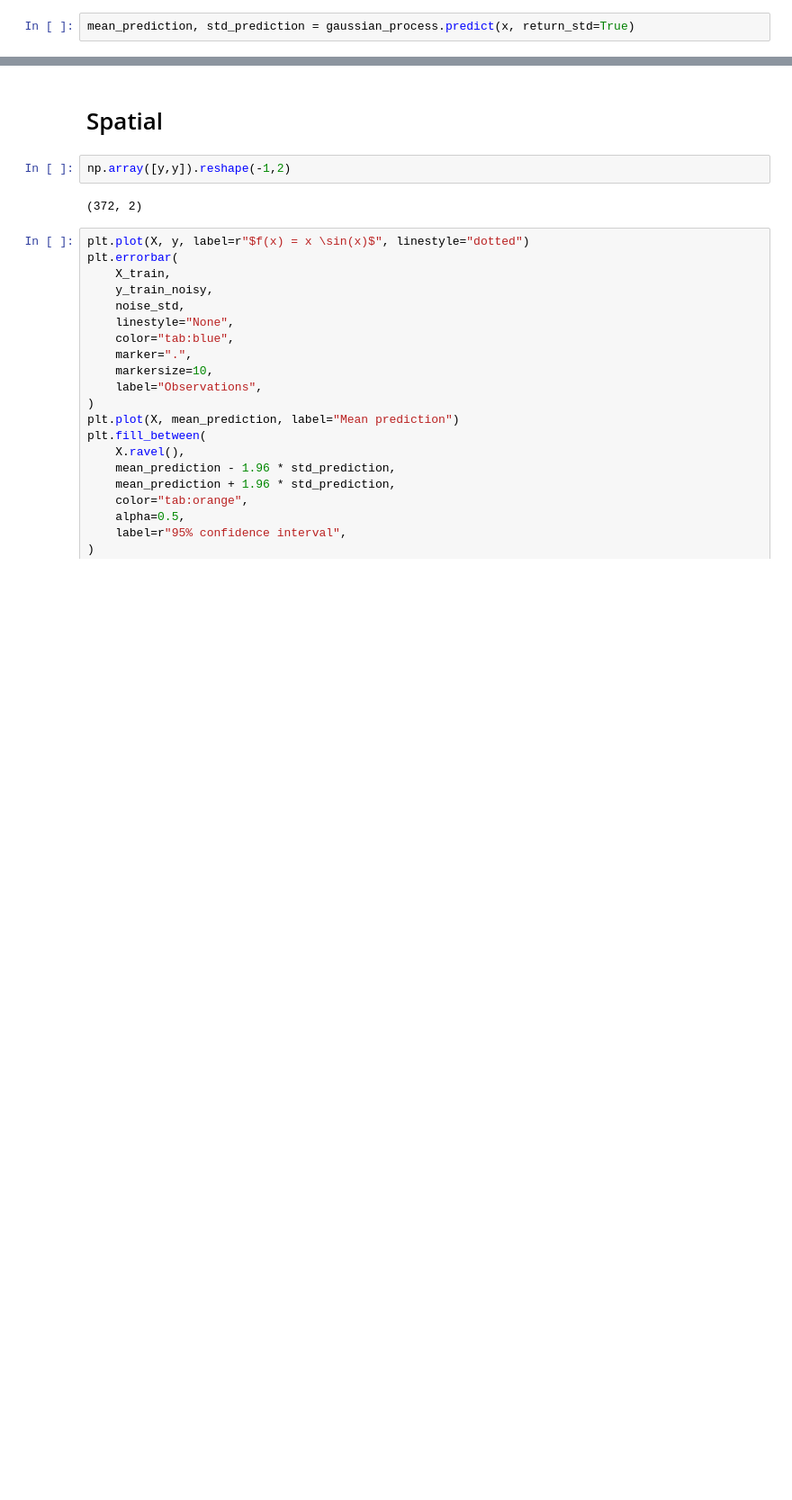
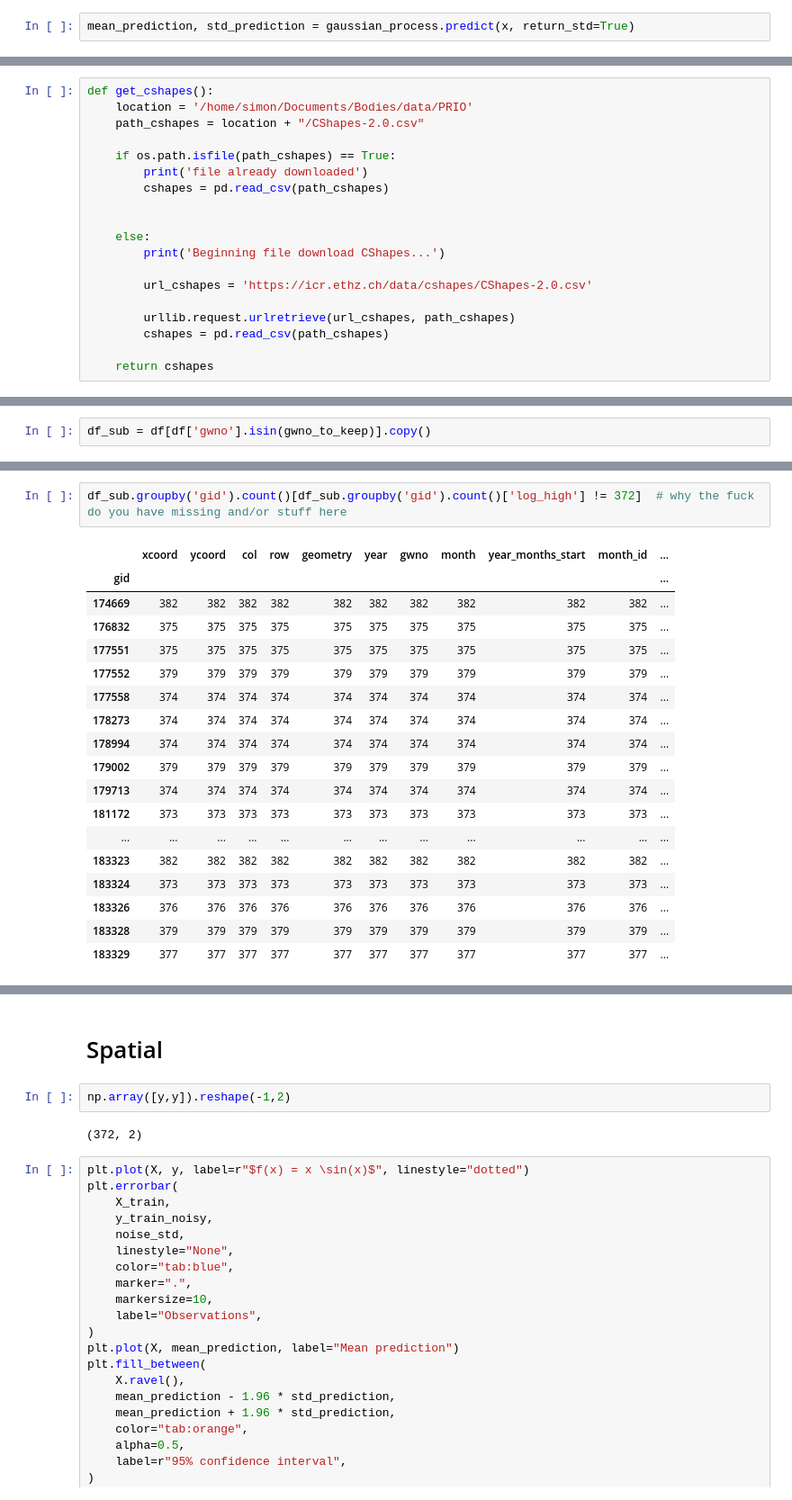
Before and after one commit to Polichinel/Detectron2, a Jupyter notebook: misc/estimating_exposure.ipynb, the cells around one changed output, grey strips where cells are left out. Shown at 90% size. Drawn from its saved outputs; the diff is of its cells as text; blank space fills up the shorter version.

Commit message:
stuff needs fixing...

```diff
--- a/misc/estimating_exposure.ipynb
+++ b/misc/estimating_exposure.ipynb
@@ -85,0 +105,19 @@ plt.show()
+# %%
+def get_cshapes():
+    location = '/home/simon/Documents/Bodies/data/PRIO'
+    path_cshapes = location + "/CShapes-2.0.csv"
+
+    if os.path.isfile(path_cshapes) == True:
+        print('file already downloaded')
+        cshapes = pd.read_csv(path_cshapes)
+
+
+    else:
+        print('Beginning file download CShapes...')
+
+        url_cshapes = 'https://icr.ethz.ch/data/cshapes/CShapes-2.0.csv'
+
+        urllib.request.urlretrieve(url_cshapes, path_cshapes)
+        cshapes = pd.read_csv(path_cshapes)
+
+    return cshapes
@@ -85,0 +130,2 @@ plt.show()
+# %%
+df_sub = df[df['gwno'].isin(gwno_to_keep)].copy()
@@ -85,0 +156,21 @@ plt.show()
+# %%
+df_sub.groupby('gid').count()[df_sub.groupby('gid').count()['log_high'] != 372]  # why the fuck do you have missing and/or stuff here
+# %% [output]
+|  | xcoord | ycoord | col | row | geometry | year | gwno | month | year_months_start | month_id | ... |
+| gid |  |  |  |  |  |  |  |  |  |  | ... |
+| 174669 | 382 | 382 | 382 | 382 | 382 | 382 | 382 | 382 | 382 | 382 | ... |
+| 176832 | 375 | 375 | 375 | 375 | 375 | 375 | 375 | 375 | 375 | 375 | ... |
+| 177551 | 375 | 375 | 375 | 375 | 375 | 375 | 375 | 375 | 375 | 375 | ... |
+| 177552 | 379 | 379 | 379 | 379 | 379 | 379 | 379 | 379 | 379 | 379 | ... |
+| 177558 | 374 | 374 | 374 | 374 | 374 | 374 | 374 | 374 | 374 | 374 | ... |
+| 178273 | 374 | 374 | 374 | 374 | 374 | 374 | 374 | 374 | 374 | 374 | ... |
+| 178994 | 374 | 374 | 374 | 374 | 374 | 374 | 374 | 374 | 374 | 374 | ... |
+| 179002 | 379 | 379 | 379 | 379 | 379 | 379 | 379 | 379 | 379 | 379 | ... |
+| 179713 | 374 | 374 | 374 | 374 | 374 | 374 | 374 | 374 | 374 | 374 | ... |
+| 181172 | 373 | 373 | 373 | 373 | 373 | 373 | 373 | 373 | 373 | 373 | ... |
+| ... | ... | ... | ... | ... | ... | ... | ... | ... | ... | ... | ... |
+| 183323 | 382 | 382 | 382 | 382 | 382 | 382 | 382 | 382 | 382 | 382 | ... |
+| 183324 | 373 | 373 | 373 | 373 | 373 | 373 | 373 | 373 | 373 | 373 | ... |
+| 183326 | 376 | 376 | 376 | 376 | 376 | 376 | 376 | 376 | 376 | 376 | ... |
+| 183328 | 379 | 379 | 379 | 379 | 379 | 379 | 379 | 379 | 379 | 379 | ... |
+| 183329 | 377 | 377 | 377 | 377 | 377 | 377 | 377 | 377 | 377 | 377 | ... |
```
Also changed, not shown: parts of 20 cells of this notebook.
